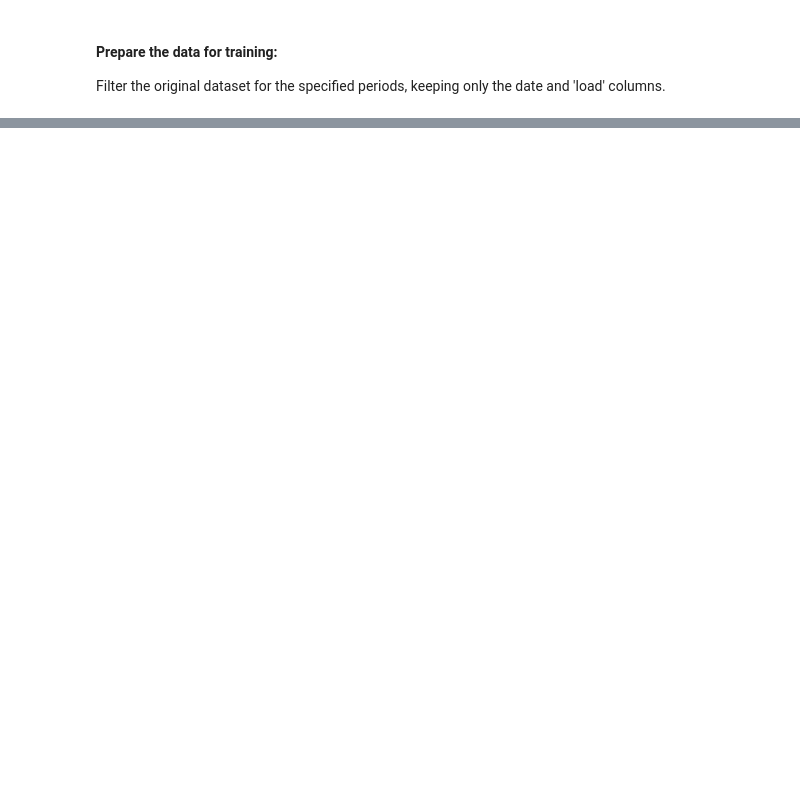
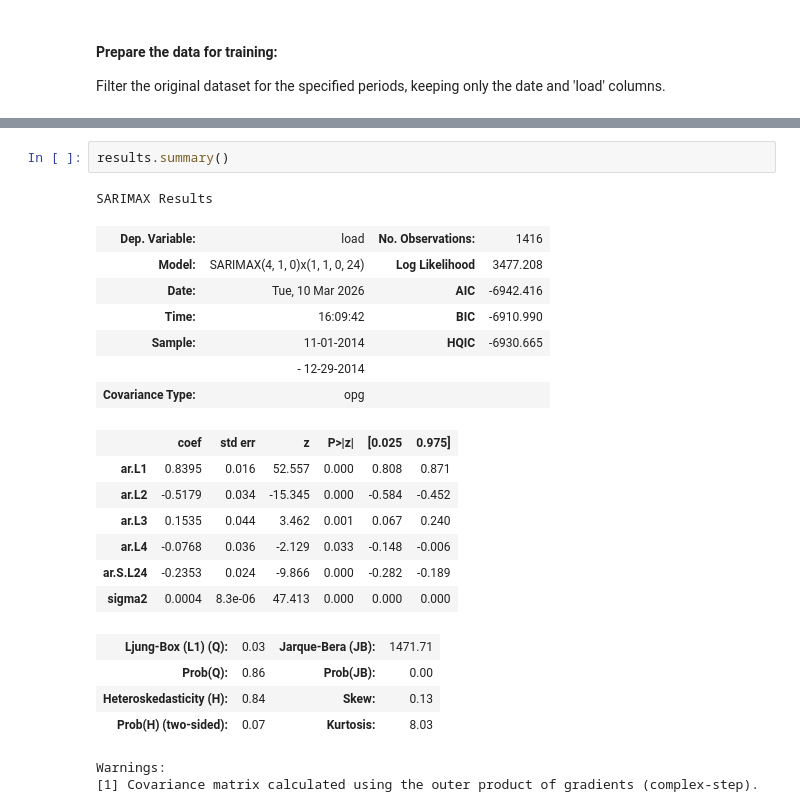
Before and after one commit to MuratS4hin/Timse-Series-Analysis, a Jupyter notebook: 1_Arima/arima.ipynb, the cells around one changed output, grey strips where cells are left out. Saved outputs shown, nothing was run; the diff lists cells and outputs as text; blank space fills up the shorter version.

```diff
--- a/1_Arima/arima.ipynb
+++ b/1_Arima/arima.ipynb
@@ -76,0 +162,24 @@ results = model.fit()
+# %%
+results.summary()
+# %% [output]
+SARIMAX Results
+| Dep. Variable: | load | No. Observations: | 1416 |
+| Model: | SARIMAX(4, 1, 0)x(1, 1, 0, 24) | Log Likelihood | 3477.208 |
+| Date: | Tue, 10 Mar 2026 | AIC | -6942.416 |
+| Time: | 16:09:42 | BIC | -6910.990 |
+| Sample: | 11-01-2014 | HQIC | -6930.665 |
+|  | - 12-29-2014 |  |  |
+| Covariance Type: | opg |  |  |
+|  | coef | std err | z | P>|z| | [0.025 | 0.975] |
+| ar.L1 | 0.8395 | 0.016 | 52.557 | 0.000 | 0.808 | 0.871 |
+| ar.L2 | -0.5179 | 0.034 | -15.345 | 0.000 | -0.584 | -0.452 |
+| ar.L3 | 0.1535 | 0.044 | 3.462 | 0.001 | 0.067 | 0.240 |
+| ar.L4 | -0.0768 | 0.036 | -2.129 | 0.033 | -0.148 | -0.006 |
+| ar.S.L24 | -0.2353 | 0.024 | -9.866 | 0.000 | -0.282 | -0.189 |
+| sigma2 | 0.0004 | 8.3e-06 | 47.413 | 0.000 | 0.000 | 0.000 |
+| Ljung-Box (L1) (Q): | 0.03 | Jarque-Bera (JB): | 1471.71 |
+| Prob(Q): | 0.86 | Prob(JB): | 0.00 |
+| Heteroskedasticity (H): | 0.84 | Skew: | 0.13 |
+| Prob(H) (two-sided): | 0.07 | Kurtosis: | 8.03 |
+Warnings:
+[1] Covariance matrix calculated using the outer product of gradients (complex-step).
```
Also changed, not shown: parts of 32 cells of this notebook, 2 other files.
